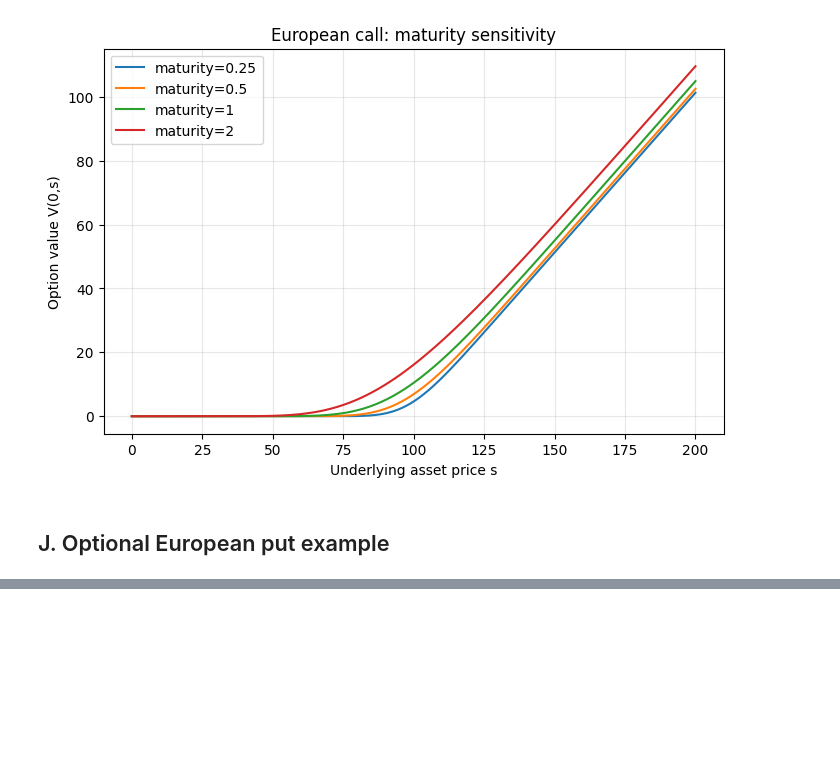
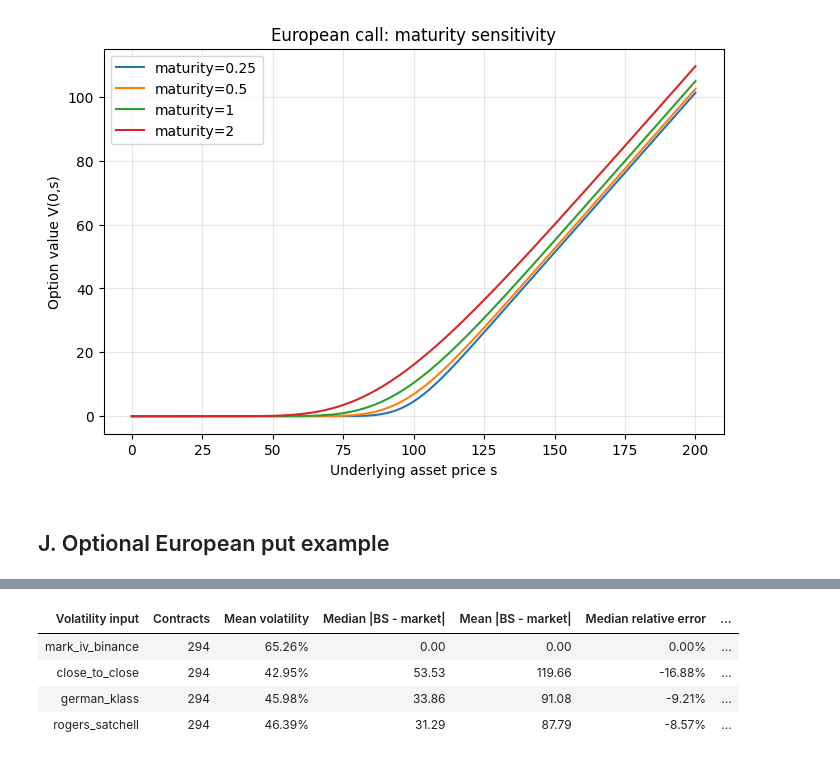
Before and after one commit to JakubCiaglo/PDE-project, a Jupyter notebook: notebooks/main.ipynb, the cells around one changed output, grey strips where cells are left out. Saved outputs shown, nothing was run; the diff lists cells and outputs as text; code cells hidden in the pictures; blank space fills up the shorter version.

```diff
--- a/notebooks/main.ipynb
+++ b/notebooks/main.ipynb
@@ -252,0 +369,62 @@ put_error_metrics
+# %%
+volatility_order = [
+    "mark_iv_binance",
+    "close_to_close",
+    "german_klass",
+    "rogers_satchell",
+]
+source_labels = {source: source for source in volatility_order}
+historical_inputs = ["close_to_close", "german_klass", "rogers_satchell"]
+
+fd_candidates = (
+    btc_chain_snapshot.assign(
+        atm_distance=(btc_chain_snapshot["moneyness"] - 1.0).abs()
+    )
+    .sort_values(["expiry_utc", "option_type", "atm_distance"])
+    .groupby(["expiry_utc", "option_type"], as_index=False)
+    .head(1)
+    .sort_values(["maturity_days", "option_type"])
+    .head(8)
+)
+fd_symbols = set(fd_candidates["symbol"])
+
+btc_chain_comparison = market_chain_comparison_table(
+    btc_chain_snapshot,
+    volatility_columns=tuple(volatility_order),
+    fd_symbols=fd_symbols,
+)
+
+model_summary = (
+    btc_chain_comparison.groupby("volatility_source")
+    .agg(
+        contracts=("symbol", "nunique"),
+        mean_volatility=("volatility", "mean"),
+        median_abs_error=("absolute_model_error", "median"),
+        mean_abs_error=("absolute_model_error", "mean"),
+        median_relative_error=("relative_model_error", "median"),
+        median_bid_ask_spread=("bid_ask_spread", "median"),
+    )
+    .reset_index()
+    .assign(order=lambda df: df["volatility_source"].map({name: i for i, name in enumerate(volatility_order)}))
+    .sort_values("order")
+)
+
+model_summary_display = pd.DataFrame(
+    {
+        "Volatility input": model_summary["volatility_source"],
+        "Contracts": model_summary["contracts"].astype(int),
+        "Mean volatility": model_summary["mean_volatility"].map(format_percent),
+        "Median |BS - market|": model_summary["median_abs_error"].map(format_usdt),
+        "Mean |BS - market|": model_summary["mean_abs_error"].map(format_usdt),
+        "Median relative error": model_summary["median_relative_error"].map(format_percent),
+        "Median bid-ask spread": model_summary["median_bid_ask_spread"].map(format_usdt),
+    }
+)
+
+report_table(model_summary_display)
+# %% [output]
+| Volatility input | Contracts | Mean volatility | Median |BS - market| | Mean |BS - market| | Median relative error | ... |
+| mark_iv_binance | 294 | 65.26% | 0.00 | 0.00 | 0.00% | ... |
+| close_to_close | 294 | 42.95% | 53.53 | 119.66 | -16.88% | ... |
+| german_klass | 294 | 45.98% | 33.86 | 91.08 | -9.21% | ... |
+| rogers_satchell | 294 | 46.39% | 31.29 | 87.79 | -8.57% | ... |
```
Also changed, not shown: parts of 22 cells of this notebook, 12 other files.
